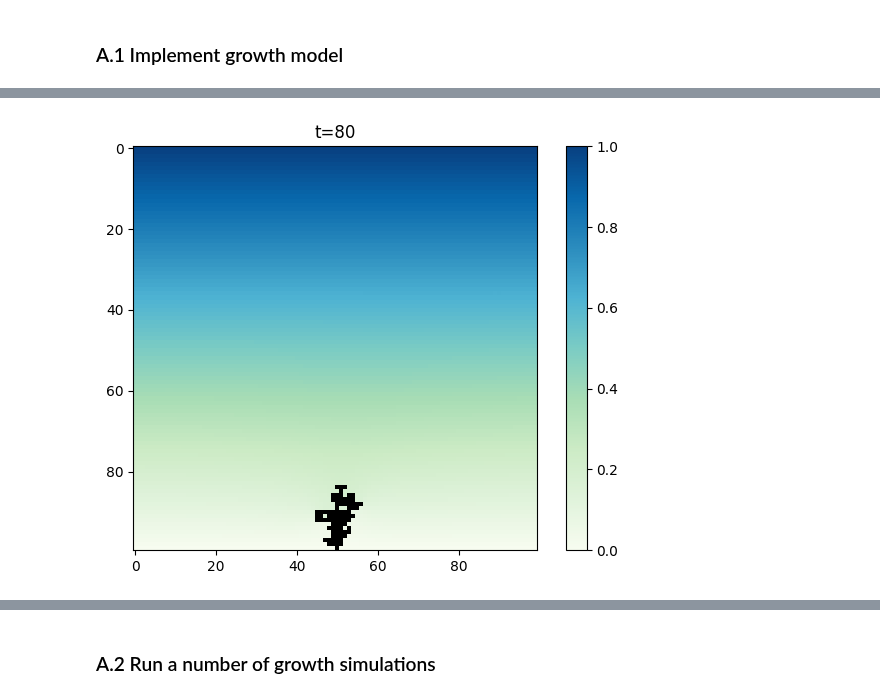
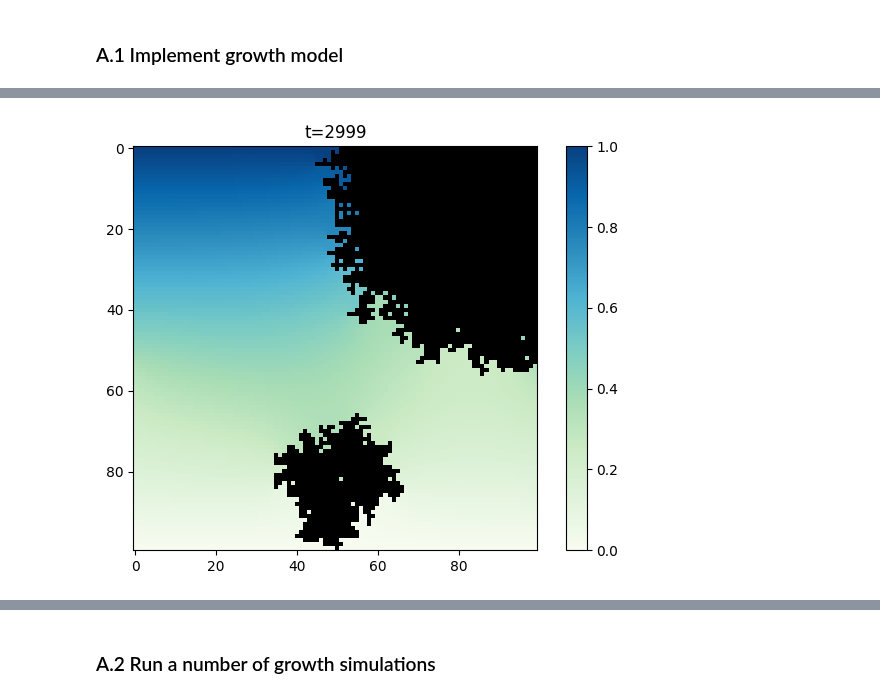
Before and after one commit to NitaiNijholt/ScientificComputing, a Jupyter notebook: assignment2_Nitai.ipynb, the cells around one changed output, grey strips where cells are left out. Saved outputs shown, nothing was run; the diff lists cells and outputs as text; code cells hidden in the pictures.

```diff
--- a/assignment2_Nitai.ipynb
+++ b/assignment2_Nitai.ipynb
@@ -260,21 +299,21 @@ total_clusters = np.load(f'DLA_clusters_{N}_{STEPS}_{CONCENTRATION_SOLVING_THRES
 total_concentrations = np.load(f'DLA_concents_{N}_{STEPS}_{CONCENTRATION_SOLVING_THRESHOLD}.npy')
 total_probability_growth = np.load(f'DLA_probabil_{N}_{STEPS}_{CONCENTRATION_SOLVING_THRESHOLD}.npy')
 # %%
-t=80
+t=2999
 lattice = total_concentrations[:,:,t] + total_clusters[:,:,t]
 masked_array = np.ma.masked_where(total_clusters[:,:,t] == 1, lattice)
 
 # Select the colormap and the color for the exception values
 cmap = matplotlib.cm.GnBu
 cmap.set_bad(color='black')
 
 # Plot the total lattice
 plt.imshow(masked_array, cmap=cmap)
 plt.title(f't={t}')
 plt.colorbar(fraction=0.0455, pad=0.05)
 plt.tight_layout()
 # %% [output]
-[figure, old version]
+[figure, new version]
 # %%
 # Function for animation of cluster and concentration, based on Assignment 1
 def save_animation(clusters,concentrations, interval=250,fps=10,name='animation.mp4'):
```
Also changed, not shown: parts of 14 cells of this notebook.
